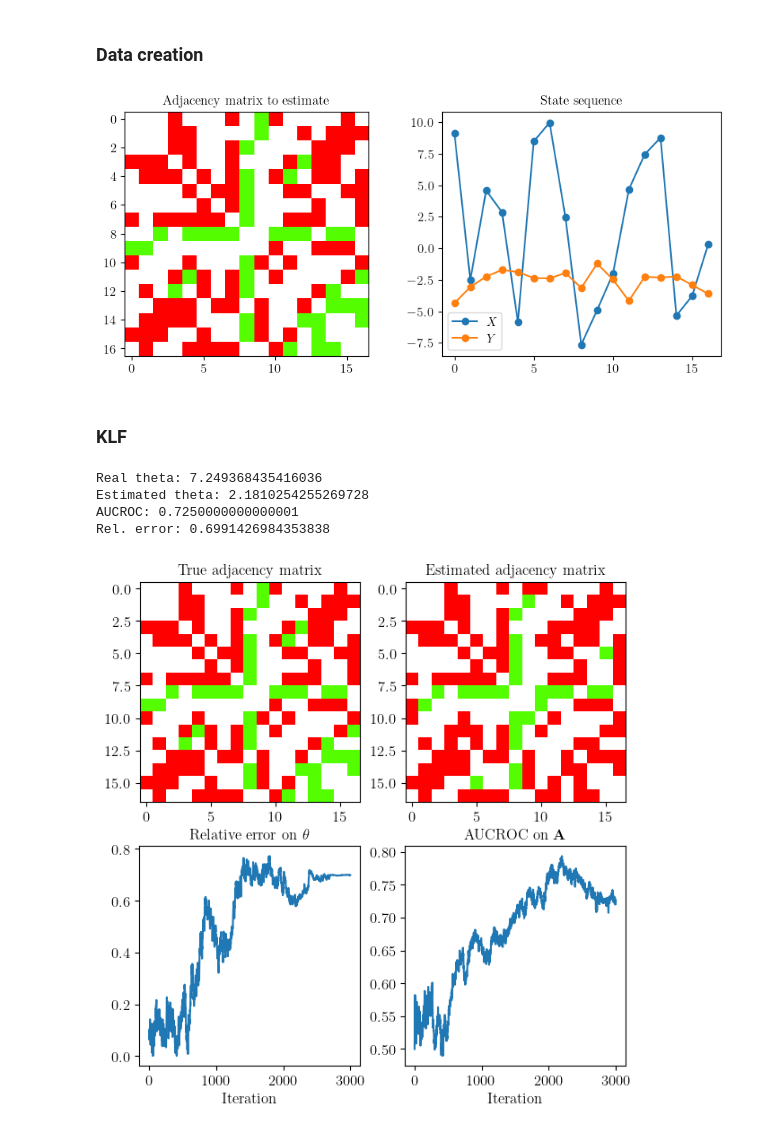
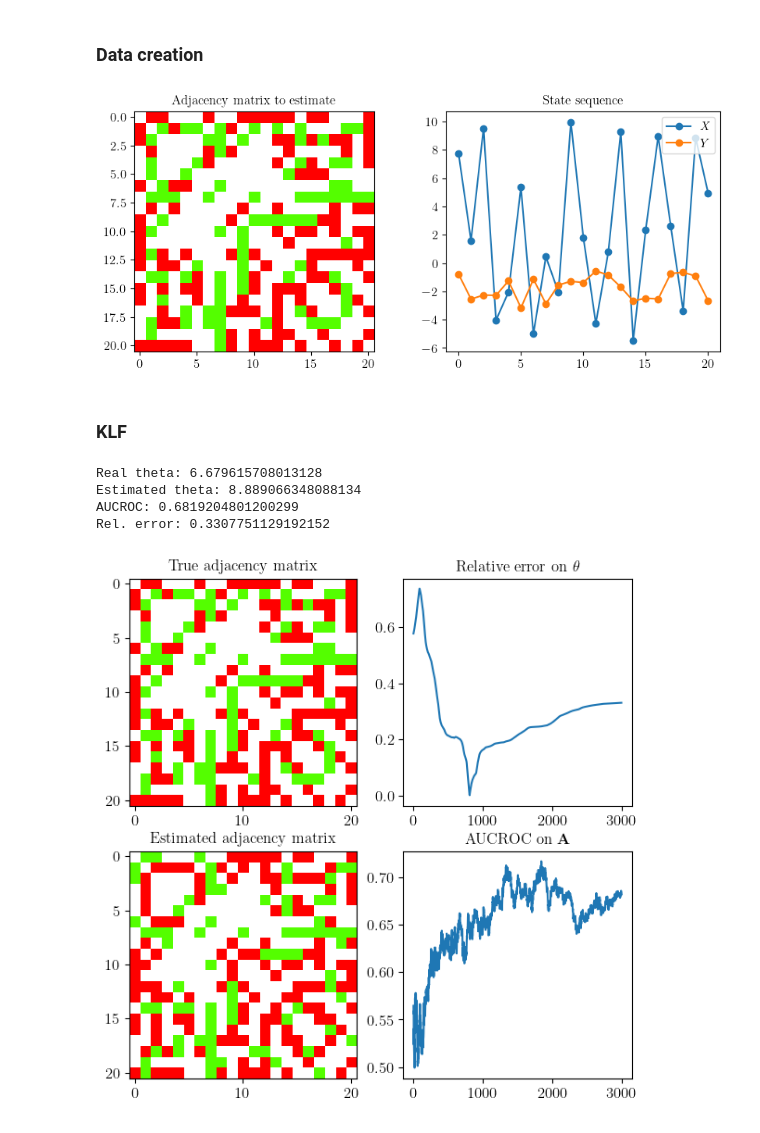
Before and after one commit to Tenceto/inference_langevin, a Jupyter notebook: notebooks/simulations.ipynb, the cells around one changed output. Saved outputs shown, nothing was run; the diff lists cells and outputs as text; code cells hidden in the pictures.

Commit message:
Learn theta as well

```diff
--- a/notebooks/simulations.ipynb
+++ b/notebooks/simulations.ipynb
@@ -40,7 +39,7 @@ torch.set_default_dtype(torch.float64)
 # %% [markdown]
 ### Data creation
 # %%
-seed = 15
+seed = 2349
 torch.manual_seed(seed)
 np.random.seed(seed)
 graph_type = "deezer_ego"
@@ -79,7 +78,7 @@ p = A.shape[0]
 # Number of measurements
 n = 5
 # Filter parameter distribution
-theta_dist = torch.distributions.Normal(10, 5)
+theta_dist = torch.distributions.Normal(5, 5)
 theta = theta_dist.sample().abs()
 # Variance of the noise
 sigma_e = 1
@@ -114,7 +113,7 @@ ax[1].set_title('State sequence')
 ax[1].legend()
 plt.show()
 # %% [output]
-[figure, old version]
+[figure, new version]
 # %% [markdown]
 ### KLF
 # %%
@@ -144,35 +142,33 @@ langevin_est.langevin_estimate(A_nan=A_nan, X=X, Y=Y,
 # %%
-theta_est = langevin_est.theta_tilde
-A_est = langevin_est.A_tilde
-roc, threshold = ut.compute_aucroc(A, A_est, use_idxs=unknown_idxs, return_threshold=True)
-A_est_plot = (A_est >= threshold).float().clone()
+roc, threshold = ut.compute_aucroc(A, A_lang, use_idxs=unknown_idxs, return_threshold=True)
+A_est_plot = (A_lang >= threshold).float().clone()
 A_est_plot[known_idxs[0], known_idxs[1]] = torch.nan
 A_est_plot[known_idxs[1], known_idxs[0]] = torch.nan
 
 print("Real theta:", theta.item())
-print("Estimated theta:", theta_est.item())
+print("Estimated theta:", theta_lang.item())
 print("AUCROC:", roc)
-print("Rel. error:", ut.compute_relative_error(theta, theta_est).item())
+print("Rel. error:", ut.compute_relative_error(theta, theta_lang).item())
 fig, ax = plt.subplots(2, 2, figsize=(7, 7))
 ax[0, 0].imshow(A_plot.cpu(), cmap="prism")
 ax[0, 0].set_title('True adjacency matrix')
 
-ax[0, 1].imshow(A_est_plot.cpu(), cmap="prism")
-ax[0, 1].set_title('Estimated adjacency matrix')
+ax[1, 0].imshow(A_est_plot.cpu(), cmap="prism")
+ax[1, 0].set_title('Estimated adjacency matrix')
 
-ax[1, 0].set_xlabel("Iteration")
-ax[1, 0].set_title(r"Relative error on $\theta$")
-ax[1, 0].plot(langevin_est.metrics["relative_error"].cpu())
+# ax[0, 1].set_xlabel("Iteration")
+ax[0, 1].set_title(r"Relative error on $\theta$")
+ax[0, 1].plot(metrics["relative_error"].cpu())
 
-ax[1, 1].set_xlabel("Iteration")
+# ax[1, 1].set_xlabel("Iteration")
 ax[1, 1].set_title(r"AUCROC on $\mathbf{A}$")
-ax[1, 1].plot(langevin_est.metrics["aucroc"].cpu())
+ax[1, 1].plot(metrics["aucroc"].cpu())
 
 plt.show()
 # %% [output]
-Real theta: 7.249368435416036
-Estimated theta: 2.1810254255269728
-AUCROC: 0.7250000000000001
-Rel. error: 0.6991426984353838
+Real theta: 6.679615708013128
+Estimated theta: 8.889066348088134
+AUCROC: 0.6819204801200299
+Rel. error: 0.3307751129192152
-[figure, old version]
+[figure, new version]
 # %%
```
Also changed, not shown: parts of 3 cells of this notebook, 2 other files.
